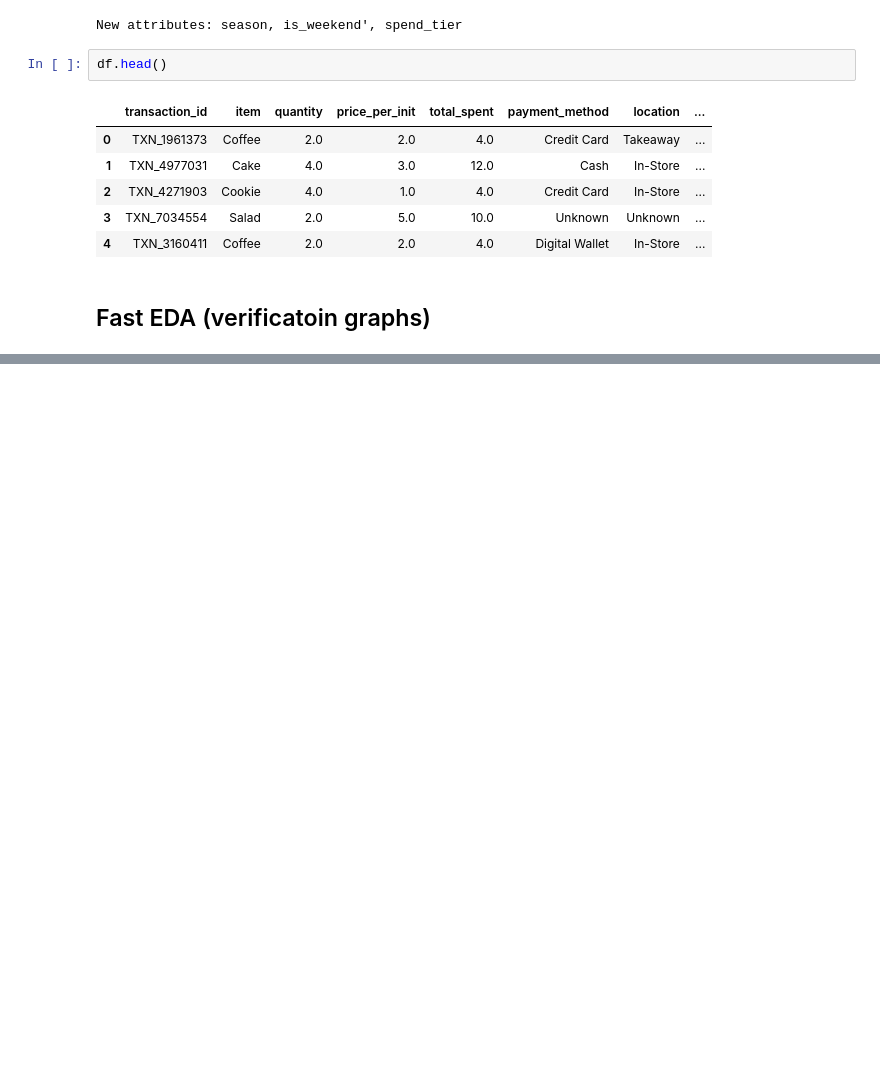
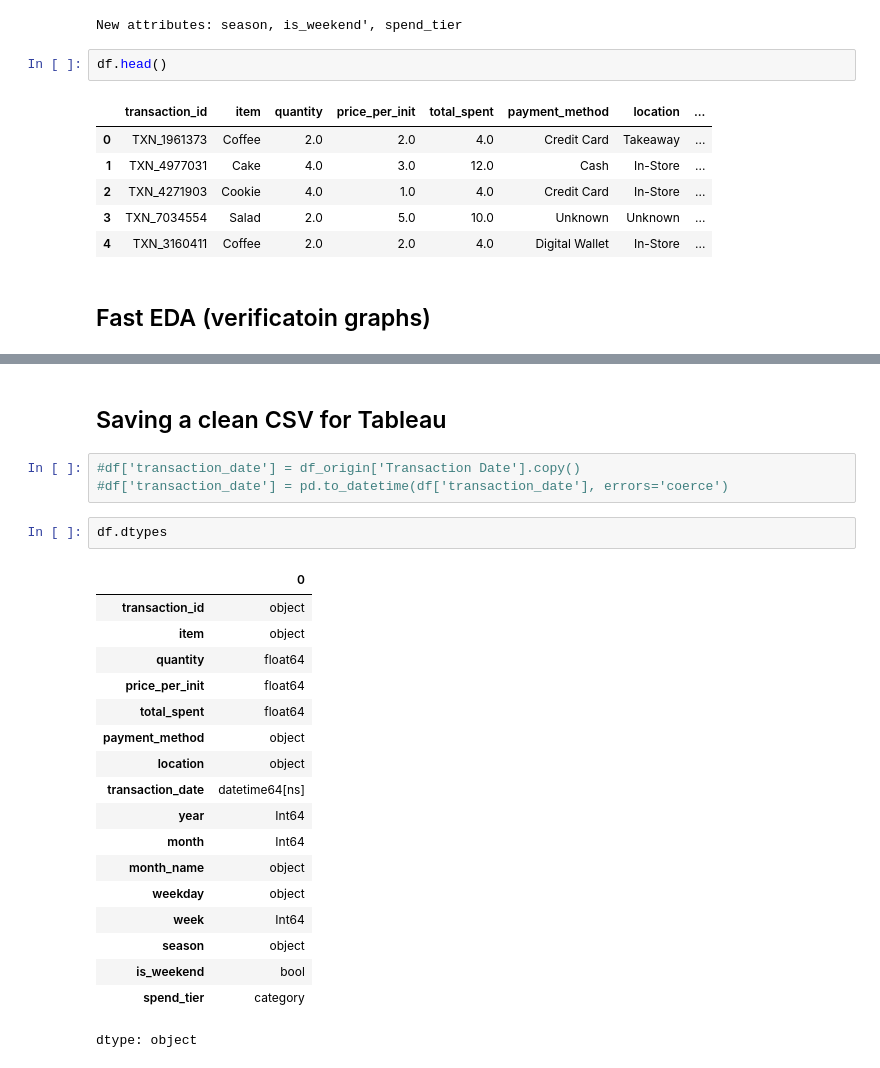
Before and after one commit to Wilson1994/Analysis_Cafe_Sales, a Jupyter notebook: EDA_cafe_sales.ipynb, the cells around one changed output, grey strips where cells are left out. Saved outputs shown, nothing was run; the diff lists cells and outputs as text; blank space fills up the shorter version.

```diff
--- a/EDA_cafe_sales.ipynb
+++ b/EDA_cafe_sales.ipynb
@@ -561,0 +616,26 @@ df.groupby('item')['total_spent'].sum().sort_values().plot.barh()
+# %% [markdown]
+## Saving a clean CSV for Tableau
+# %%
+#df['transaction_date'] = df_origin['Transaction Date'].copy()
+#df['transaction_date'] = pd.to_datetime(df['transaction_date'], errors='coerce')
+# %%
+df.dtypes
+# %% [output]
+|  | 0 |
+| transaction_id | object |
+| item | object |
+| quantity | float64 |
+| price_per_init | float64 |
+| total_spent | float64 |
+| payment_method | object |
+| location | object |
+| transaction_date | datetime64[ns] |
+| year | Int64 |
+| month | Int64 |
+| month_name | object |
+| weekday | object |
+| week | Int64 |
+| season | object |
+| is_weekend | bool |
+| spend_tier | category |
+dtype: object
```
Also changed, not shown: parts of 8 cells of this notebook.
